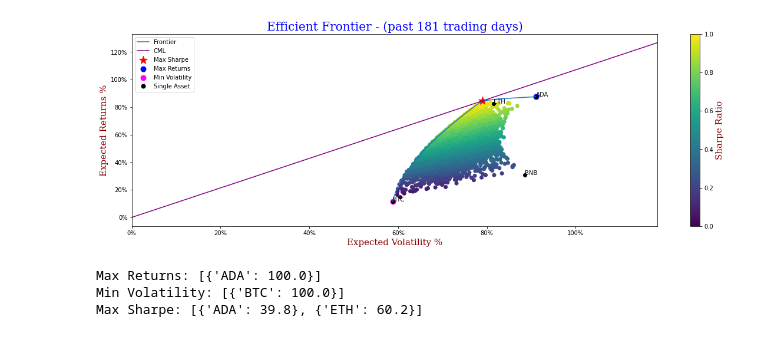
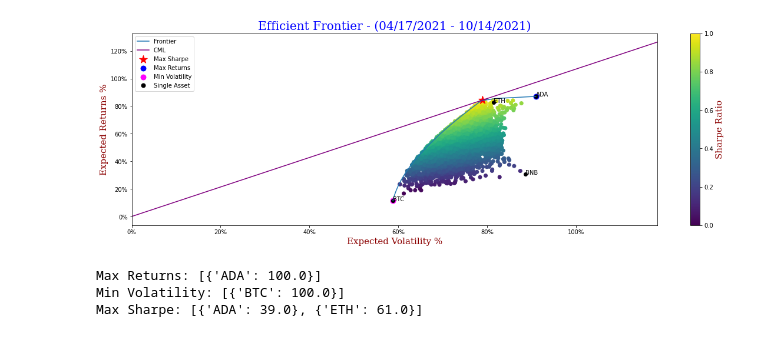
Before and after one commit to adelevski/CryptoPortfolioOptimizer, a Jupyter notebook: example_usage.ipynb, the cells around one changed output. Cells and saved outputs as stored; diff of their text form; code cells hidden in the pictures.

```diff
--- a/example_usage.ipynb
+++ b/example_usage.ipynb
@@ -11,5 +10,5 @@ assets = ['BTC-USD', 'ETH-USD', 'ADA-USD', 'BNB-USD']   # Crypto top 4
 end_date = dt.datetime.now()
 start_date = end_date - dt.timedelta(days=180)     # Past 180 days
 
-mean_returns, cov_matrix, delta_days = get_data(assets, start_date, end_date, log=False)
+optimize(assets, start_date, end_date, log=False)
 # %% [output]
@@ -17,7 +18,4 @@ mean_returns, cov_matrix, delta_days = get_data(assets, start_date, end_date, lo
+[figure, added]
+Max Returns: [{'ADA': 100.0}]
+Min Volatility: [{'BTC': 100.0}]
+Max Sharpe: [{'ADA': 39.0}, {'ETH': 61.0}]
-# %%
-plot_results(mean_returns, cov_matrix, delta_days, assets)
-# %% [output]
-[figure, removed]
-Max Returns: [{'ADA': 100.0}]
-Min Volatility: [{'BTC': 100.0}]
-Max Sharpe: [{'ADA': 39.8}, {'ETH': 60.2}]
```
Also changed, not shown: parts of 2 cells of this notebook, 2 other files.
